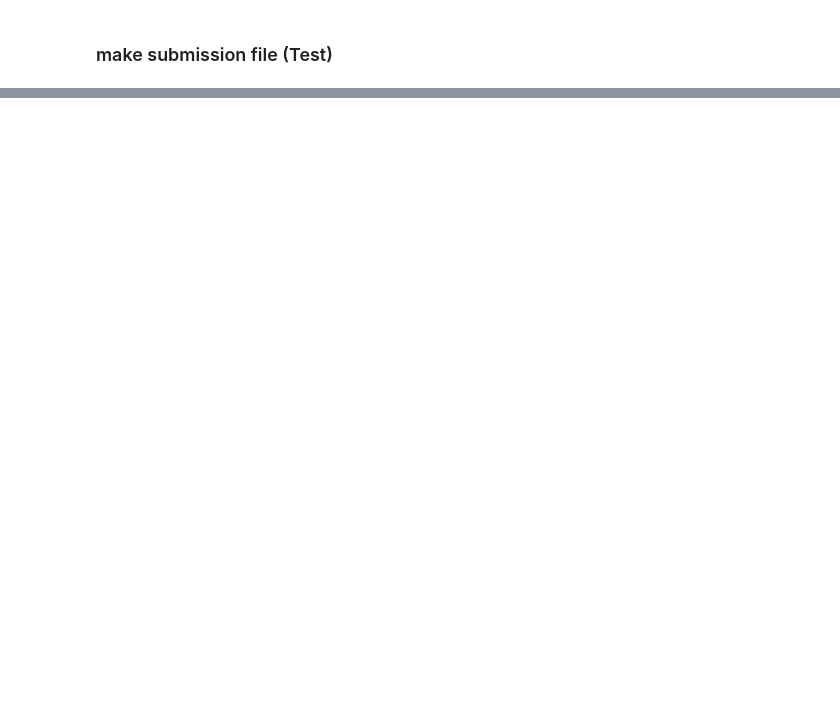
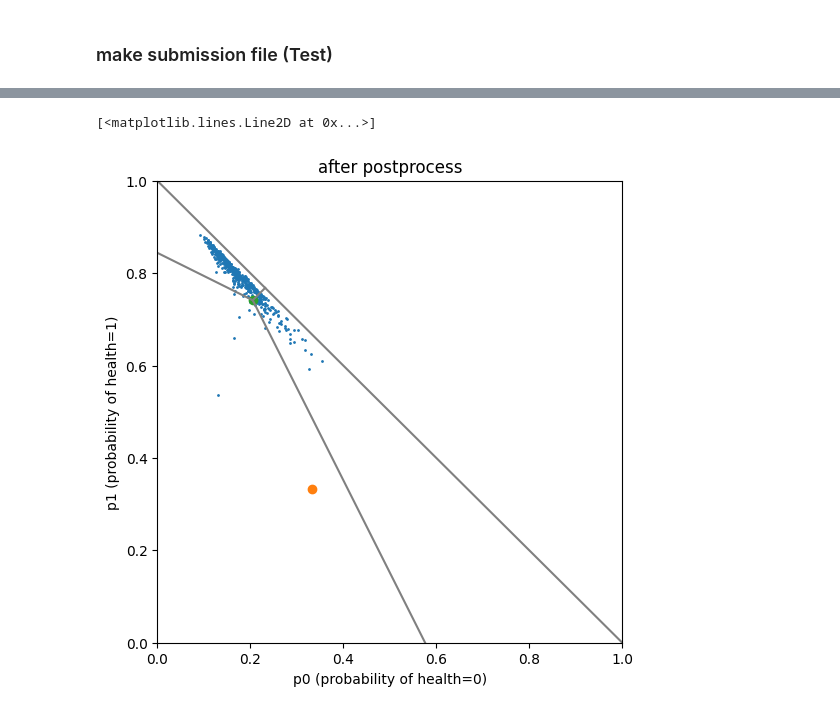
Before and after one commit to nkai8102/green, a Jupyter notebook: 30_postprocess.ipynb, the cells around one changed output, grey strips where cells are left out. Saved outputs shown, nothing was run; the diff lists cells and outputs as text; code cells hidden in the pictures; blank space fills up the shorter version.

```diff
--- a/30_postprocess.ipynb
+++ b/30_postprocess.ipynb
@@ -134,0 +190,18 @@ submission.write_csv(f"submission_{clf_feat}.csv", include_header=False)
+# %%
+plt.figure(figsize=(6, 6))
+plt.title("after postprocess")
+plt.xlim(0, 1)
+plt.ylim(0, 1)
+plt.scatter(oof_pred_df[:500, "health_is_0"].to_numpy(), oof_pred_df[:500, "health_is_1"].to_numpy(), s=1)
+plt.xlabel("p0 (probability of health=0)")
+plt.ylabel("p1 (probability of health=1)")
+plt.plot([0, 1], [1, 0], c="gray")
+
+plt.scatter(1/3, 1/3)
+plt.scatter(1/3 - dp0_opt, 1/3 - dp1_opt)
+plt.plot([1/3 - dp0_opt, 1/2 - dp0_opt + 1], [1/3 - dp1_opt, 0 - dp1_opt - 2], c="gray")
+plt.plot([1/3 - dp0_opt, 0 - dp0_opt], [1/3 - dp1_opt, 1/2 - dp1_opt], c="gray")
+plt.plot([1/3 - dp0_opt, 1/2 - dp0_opt - 0.14], [1/3 - dp1_opt, 1/2 - dp1_opt - 0.14], c="gray")
+# %% [output]
+[<matplotlib.lines.Line2D at 0x...>]
+[figure, added]
```
Also changed, not shown: parts of 8 cells of this notebook, 30 other files.
